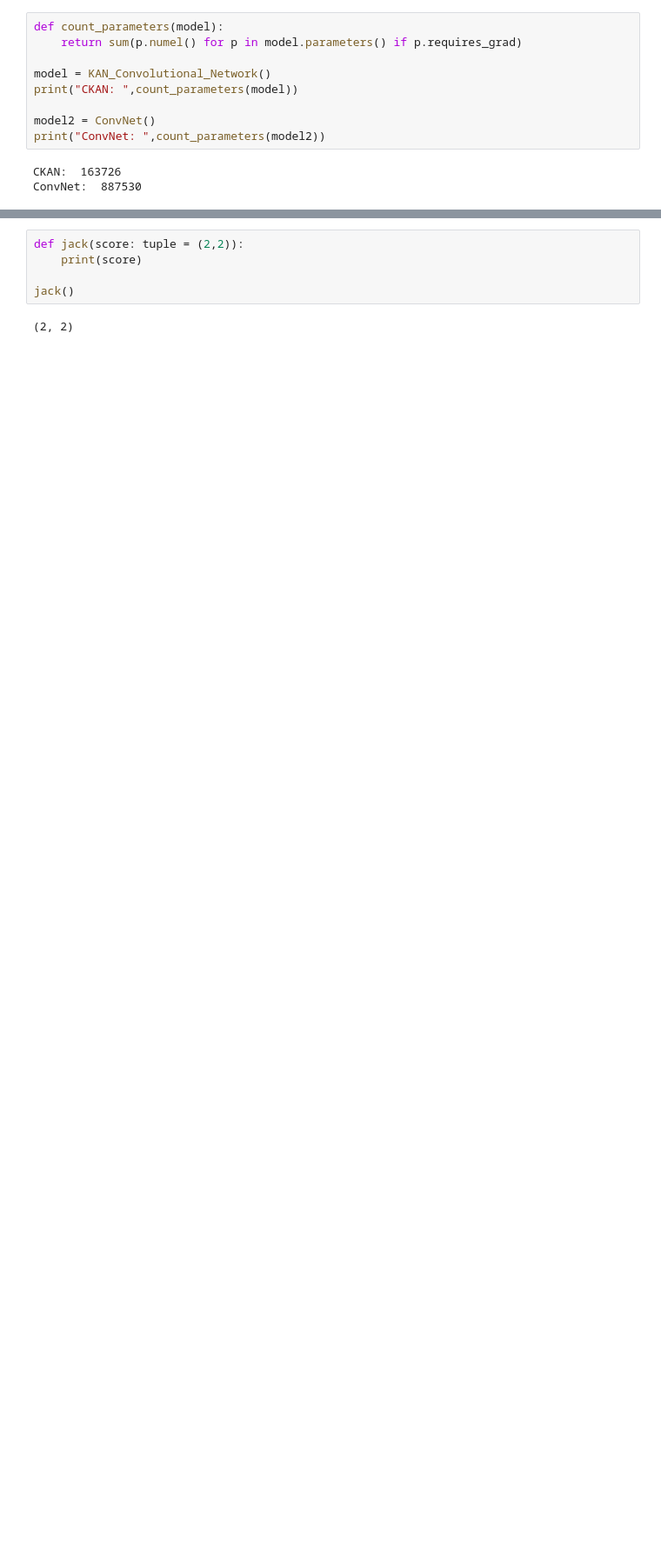
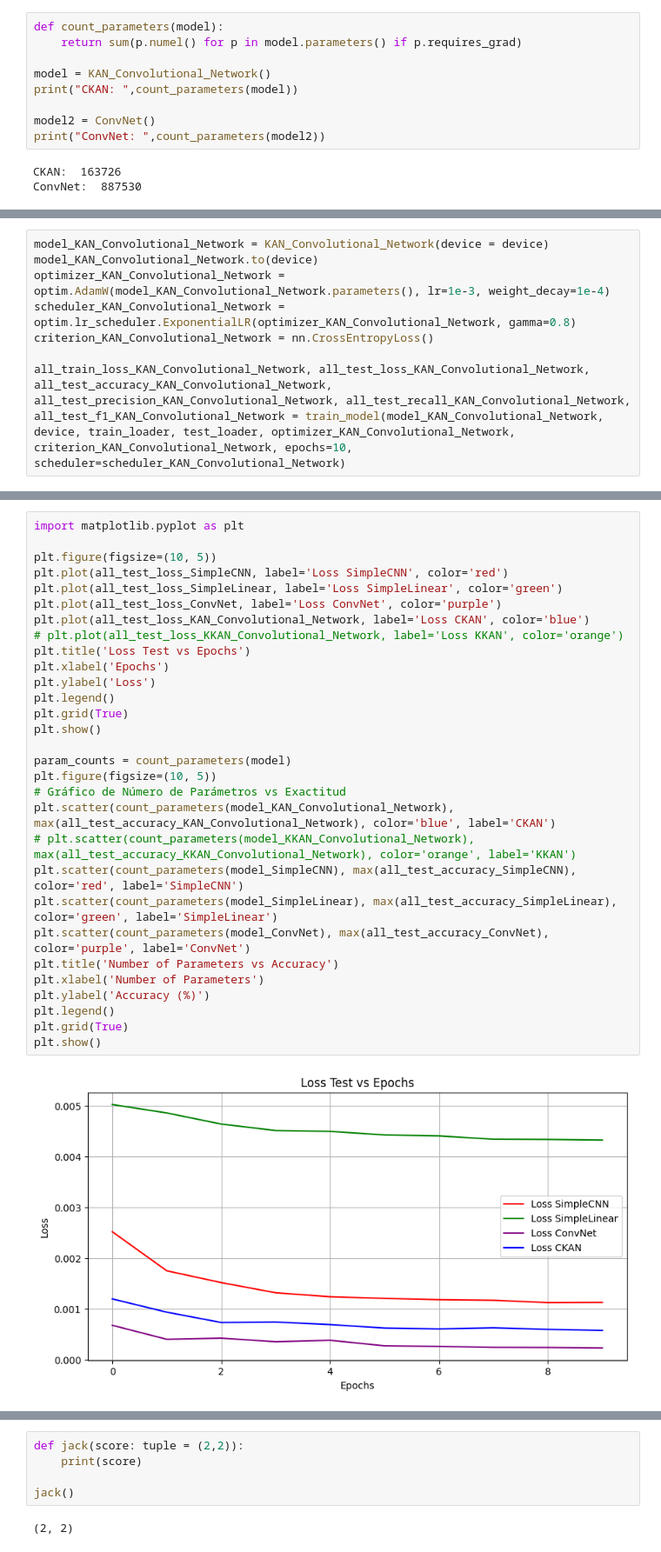
Before and after one commit to AntonioTepsich/Convolutional-KANs, a Jupyter notebook: kan_convolutional/train_model.ipynb, the cells around one changed output, grey strips where cells are left out. Shown at 87% size. Drawn from its saved outputs; the diff is of its cells as text; blank space fills up the shorter version.

Commit message:
adding graphs

```diff
--- a/kan_convolutional/train_model.ipynb
+++ b/kan_convolutional/train_model.ipynb
@@ -361,0 +484,8 @@ KeyboardInterrupt:
+# %%
+model_KAN_Convolutional_Network = KAN_Convolutional_Network(device = device)
+model_KAN_Convolutional_Network.to(device)
+optimizer_KAN_Convolutional_Network = optim.AdamW(model_KAN_Convolutional_Network.parameters(), lr=1e-3, weight_decay=1e-4)
+scheduler_KAN_Convolutional_Network = optim.lr_scheduler.ExponentialLR(optimizer_KAN_Convolutional_Network, gamma=0.8)
+criterion_KAN_Convolutional_Network = nn.CrossEntropyLoss()
+
+all_train_loss_KAN_Convolutional_Network, all_test_loss_KAN_Convolutional_Network, all_test_accuracy_KAN_Convolutional_Network, all_test_precision_KAN_Convolutional_Network, all_test_recall_KAN_Convolutional_Network, all_test_f1_KAN_Convolutional_Network = train_model(model_KAN_Convolutional_Network, device, train_loader, test_loader, optimizer_KAN_Convolutional_Network, criterion_KAN_Convolutional_Network, epochs=10, scheduler=scheduler_KAN_Convolutional_Network)
@@ -361,0 +542,32 @@ KeyboardInterrupt:
+# %%
+import matplotlib.pyplot as plt
+
+plt.figure(figsize=(10, 5))
+plt.plot(all_test_loss_SimpleCNN, label='Loss SimpleCNN', color='red')
+plt.plot(all_test_loss_SimpleLinear, label='Loss SimpleLinear', color='green')
+plt.plot(all_test_loss_ConvNet, label='Loss ConvNet', color='purple')
+plt.plot(all_test_loss_KAN_Convolutional_Network, label='Loss CKAN', color='blue')
+# plt.plot(all_test_loss_KKAN_Convolutional_Network, label='Loss KKAN', color='orange')
+plt.title('Loss Test vs Epochs')
+plt.xlabel('Epochs')
+plt.ylabel('Loss')
+plt.legend()
+plt.grid(True)
+plt.show()
+
+param_counts = count_parameters(model)
+plt.figure(figsize=(10, 5))
+# Gráfico de Número de Parámetros vs Exactitud
+plt.scatter(count_parameters(model_KAN_Convolutional_Network), max(all_test_accuracy_KAN_Convolutional_Network), color='blue', label='CKAN')
+# plt.scatter(count_parameters(model_KKAN_Convolutional_Network), max(all_test_accuracy_KKAN_Convolutional_Network), color='orange', label='KKAN')
+plt.scatter(count_parameters(model_SimpleCNN), max(all_test_accuracy_SimpleCNN), color='red', label='SimpleCNN')
+plt.scatter(count_parameters(model_SimpleLinear), max(all_test_accuracy_SimpleLinear), color='green', label='SimpleLinear')
+plt.scatter(count_parameters(model_ConvNet), max(all_test_accuracy_ConvNet), color='purple', label='ConvNet')
+plt.title('Number of Parameters vs Accuracy')
+plt.xlabel('Number of Parameters')
+plt.ylabel('Accuracy (%)')
+plt.legend()
+plt.grid(True)
+plt.show()
+# %% [output]
+[figure, added]
```
Also changed, not shown: parts of 20 cells of this notebook, 4 other files.
